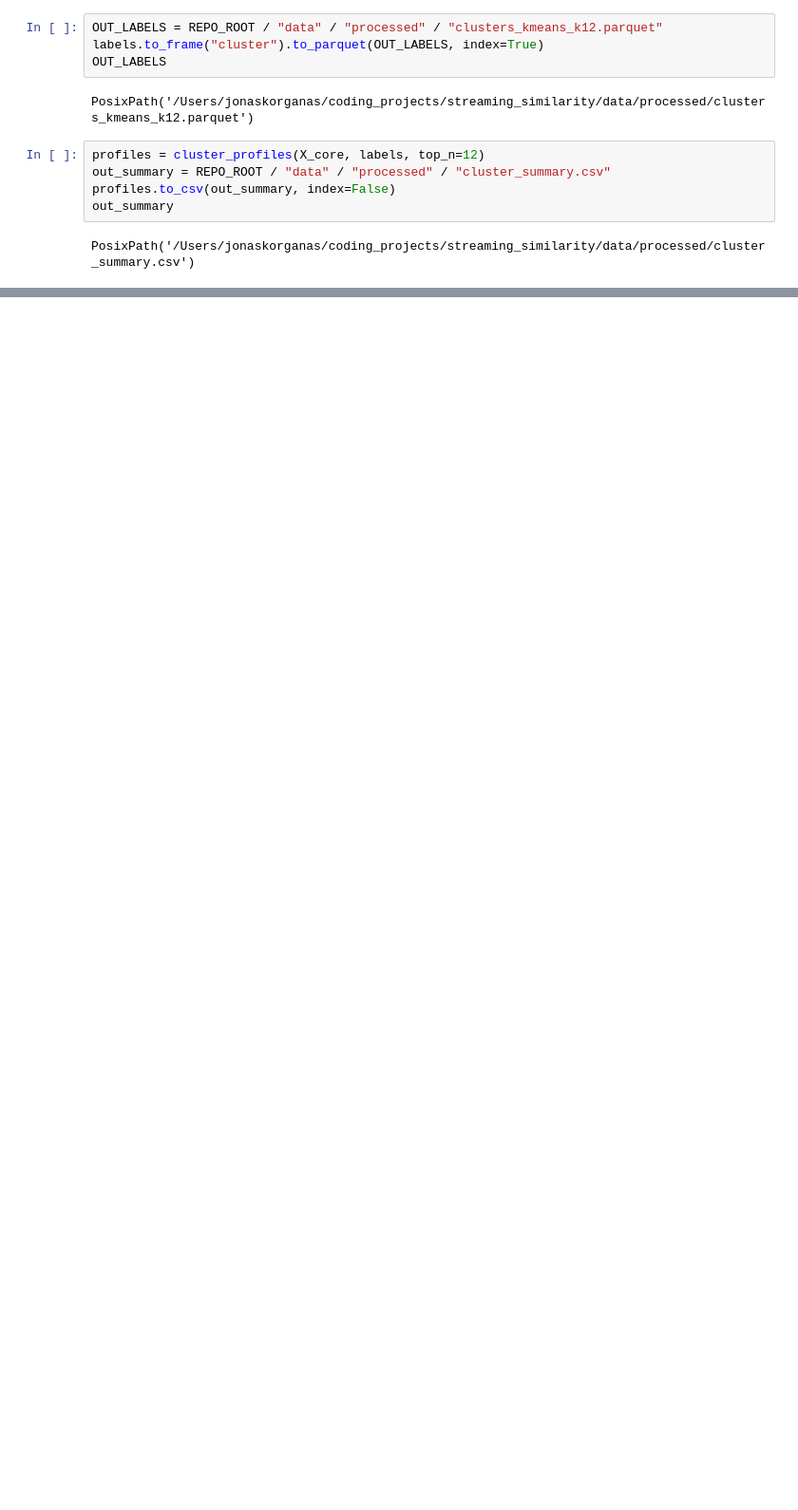
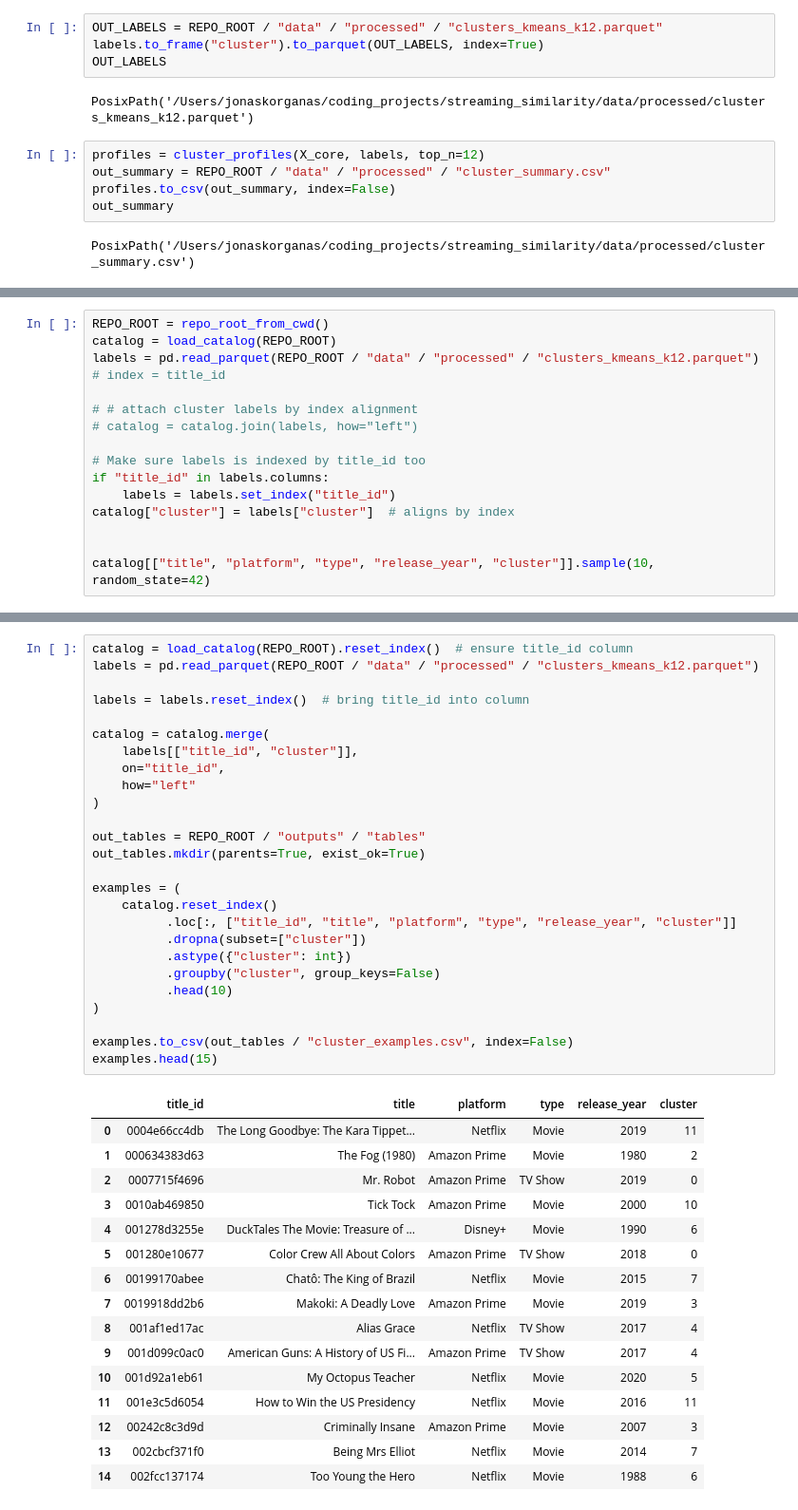
Before and after one commit to JediJoni/streaming_similarity, a Jupyter notebook: notebooks/04_clustering.ipynb, the cells around one changed output, grey strips where cells are left out. Shown at 95% size. Saved outputs shown, nothing was run; the diff lists cells and outputs as text; blank space fills up the shorter version.

Commit message:
Finalize clustering pipeline & artifacts

```diff
--- a/notebooks/04_clustering.ipynb
+++ b/notebooks/04_clustering.ipynb
@@ -76,0 +78,15 @@ catalog[["title", "platform", "type", "release_year", "cluster"]].sample(10)
+# %%
+REPO_ROOT = repo_root_from_cwd()
+catalog = load_catalog(REPO_ROOT)
+labels = pd.read_parquet(REPO_ROOT / "data" / "processed" / "clusters_kmeans_k12.parquet")  # index = title_id
+
+# # attach cluster labels by index alignment
+# catalog = catalog.join(labels, how="left")
+
+# Make sure labels is indexed by title_id too
+if "title_id" in labels.columns:
+    labels = labels.set_index("title_id")
+catalog["cluster"] = labels["cluster"]  # aligns by index
+
+
+catalog[["title", "platform", "type", "release_year", "cluster"]].sample(10, random_state=42)
@@ -76,0 +166,43 @@ catalog[["title", "platform", "type", "release_year", "cluster"]].sample(10)
+# %%
+catalog = load_catalog(REPO_ROOT).reset_index()  # ensure title_id column
+labels = pd.read_parquet(REPO_ROOT / "data" / "processed" / "clusters_kmeans_k12.parquet")
+
+labels = labels.reset_index()  # bring title_id into column
+
+catalog = catalog.merge(
+    labels[["title_id", "cluster"]],
+    on="title_id",
+    how="left"
+)
+
+out_tables = REPO_ROOT / "outputs" / "tables"
+out_tables.mkdir(parents=True, exist_ok=True)
+
+examples = (
+    catalog.reset_index()
+          .loc[:, ["title_id", "title", "platform", "type", "release_year", "cluster"]]
+          .dropna(subset=["cluster"])
+          .astype({"cluster": int})
+          .groupby("cluster", group_keys=False)
+          .head(10)
+)
+
+examples.to_csv(out_tables / "cluster_examples.csv", index=False)
+examples.head(15)
+# %% [output]
+|  | title_id | title | platform | type | release_year | cluster |
+| 0 | 0004e66cc4db | The Long Goodbye: The Kara Tippet... | Netflix | Movie | 2019 | 11 |
+| 1 | 000634383d63 | The Fog (1980) | Amazon Prime | Movie | 1980 | 2 |
+| 2 | 0007715f4696 | Mr. Robot | Amazon Prime | TV Show | 2019 | 0 |
+| 3 | 0010ab469850 | Tick Tock | Amazon Prime | Movie | 2000 | 10 |
+| 4 | 001278d3255e | DuckTales The Movie: Treasure of ... | Disney+ | Movie | 1990 | 6 |
+| 5 | 001280e10677 | Color Crew All About Colors | Amazon Prime | TV Show | 2018 | 0 |
+| 6 | 00199170abee | Chatô: The King of Brazil | Netflix | Movie | 2015 | 7 |
+| 7 | 0019918dd2b6 | Makoki: A Deadly Love | Amazon Prime | Movie | 2019 | 3 |
+| 8 | 001af1ed17ac | Alias Grace | Netflix | TV Show | 2017 | 4 |
+| 9 | 001d099c0ac0 | American Guns: A History of US Fi... | Amazon Prime | TV Show | 2017 | 4 |
+| 10 | 001d92a1eb61 | My Octopus Teacher | Netflix | Movie | 2020 | 5 |
+| 11 | 001e3c5d6054 | How to Win the US Presidency | Netflix | Movie | 2016 | 11 |
+| 12 | 00242c8c3d9d | Criminally Insane | Amazon Prime | Movie | 2007 | 3 |
+| 13 | 002cbcf371f0 | Being Mrs Elliot | Netflix | Movie | 2014 | 7 |
+| 14 | 002fcc137174 | Too Young the Hero | Netflix | Movie | 1988 | 6 |
```
Also changed, not shown: parts of 9 cells of this notebook, 8 other files.
